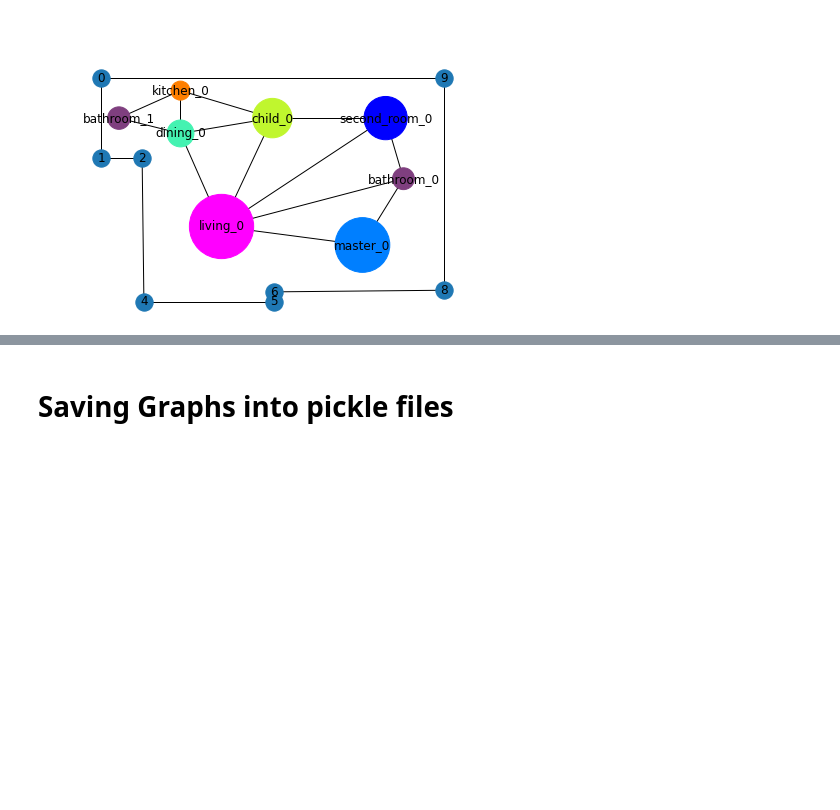
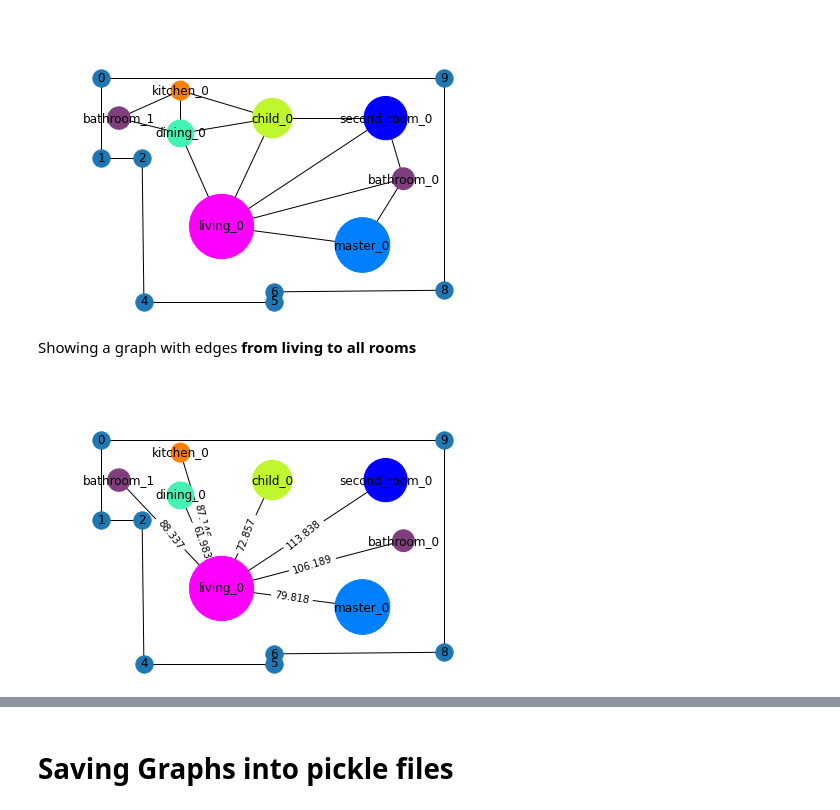
Before and after one commit to mo7amed7assan1911/Floor_Plan_Generation_using_GNNs, a Jupyter notebook: Creating_Dataset/generating-graphs.ipynb, the cells around one changed output, grey strips where cells are left out. Drawn from its saved outputs; the diff is of its cells as text; code cells hidden in the pictures; blank space fills up the shorter version.

```diff
--- a/Creating_Dataset/generating-graphs.ipynb
+++ b/Creating_Dataset/generating-graphs.ipynb
@@ -91,6 +94,9 @@ geoms_columns = ['inner', 'living', 'master', 'kitchen', 'bathroom', 'dining', '
 only_rooms =  ['living', 'master', 'kitchen', 'bathroom', 'dining', 'child', 'study',
                    'second_room', 'guest', 'balcony', 'storage', 'entrance']
 
+
+needed_columns = only_rooms + ['front_door', 'interior']
+
 df.count()
 # %% [output]
 living           80788
@@ -425,7 +427,7 @@ def get_rooms_polygons(cell):
     ''' apply function for dataframe to convert MultiPolygons to a list of Polygons'''
     return list(cell.geoms) if cell is not None else []
 
-df_rooms_polys = df[only_rooms + ['interior', 'front_door']].applymap(get_rooms_polygons)
+df_rooms_polys = df[needed_columns].applymap(get_rooms_polygons)
 # %%
 def get_rooms_polygons_dict(row):
     ''' apply function for dataframe toa get dict of rooms and their polygons'''
@@ -651,13 +676,19 @@ def createGraph(floor_plan):
     return G
 # %%
-def draw_graph_nodes(G):
+def draw_graph_nodes(G, living_to_all=False):
     #  nodes positions for drawing, note that we invert the y pos
-    pos = {node: (G.nodes[node]['actualCentroid_x'], -G.nodes[node]['actualCentroid_y']) for node in G.nodes}
+    pos = {node: (G.nodes[node]['actualCentroid'][0], -G.nodes[node]['actualCentroid'][1]) for node in G.nodes}
 
     scales = [G.nodes[node]['roomSize'] * 10000 for node in G]
     colormap = [room_color[G.nodes[node]['roomType_name']]/255 for node in G]
+    edge_labels = nx.get_edge_attributes(G, 'distance')
+
 
     nx.draw(G, pos=pos, node_size=scales, node_color=colormap, with_labels=True, font_size=12)
+
+    if living_to_all:
+        nx.draw_networkx_edge_labels(G, pos=pos, edge_labels=edge_labels)
+
 
     # Drawing the graph inside a good boundary.
     x_coords  = [pos[node][0] for node in pos]
@@ -792,3 +825,13 @@ draw_graph_boundary(b)
 # %% [output]
 [figure]
 [figure]
+# %% [markdown]
+Showing a graph with edges **from living to all rooms**
+# %%
+G_living_to_all = createGraph(df_rooms_polys_dict[Graph_indes], living_to_all=True)
+b = Handling_dubplicated_nodes(Graph_indes)
+
+draw_graph_nodes(G_living_to_all, living_to_all=True);
+draw_graph_boundary(b);
+# %% [output]
+[figure, added]
```
Also changed, not shown: parts of 14 cells of this notebook.
